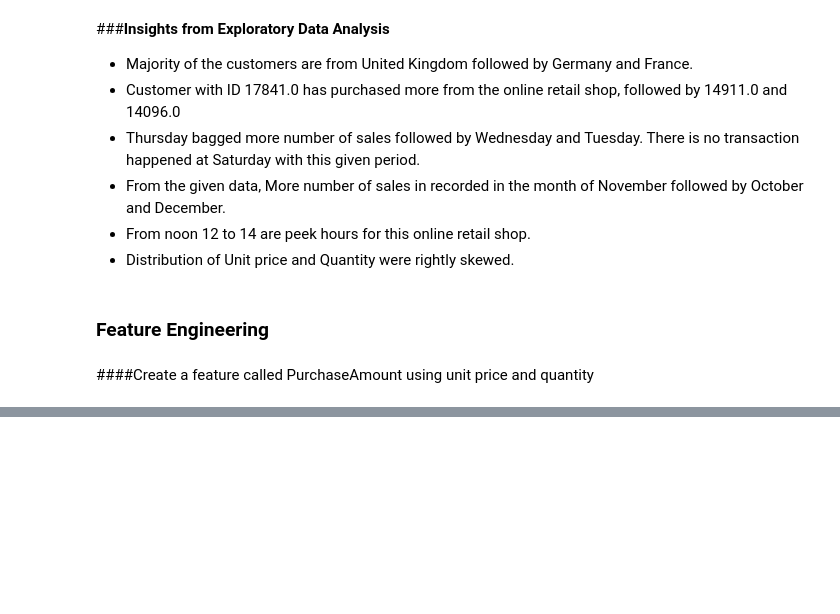
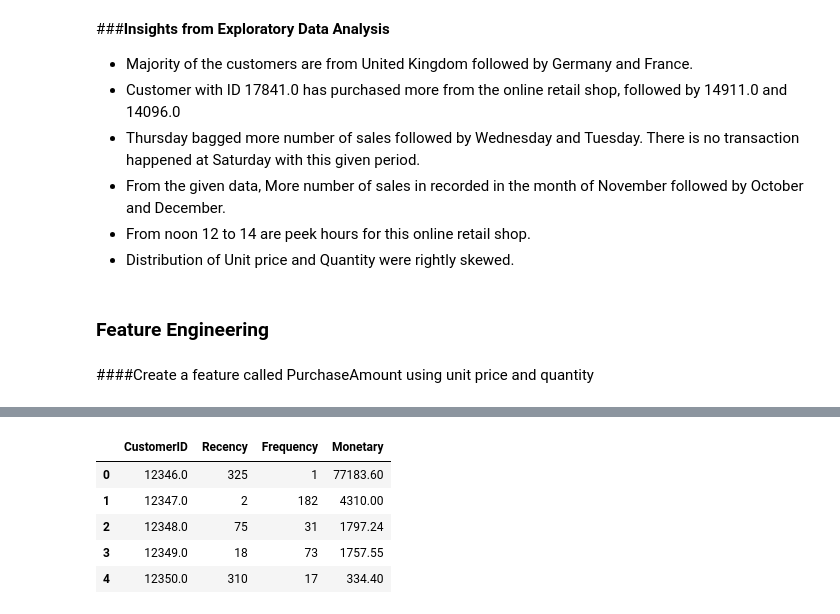
Before and after one commit to Mohamed-Harish-M-123/Capstone-Project-IV, a Jupyter notebook: Online_Retail_Customer_Segmentation.ipynb, the cells around one changed output, grey strips where cells are left out. Drawn from its saved outputs; the diff is of its cells as text; code cells hidden in the pictures; blank space fills up the shorter version.

Commit message:
rfm analysis dataframe created

```diff
--- a/Online_Retail_Customer_Segmentation.ipynb
+++ b/Online_Retail_Customer_Segmentation.ipynb
@@ -342,0 +352,26 @@ customer_df.head()
+# %%
+# Set Latest date 2011-12-10 as last invoice date was 2011-12-09. This is to calculate the number of days from recent purchase
+latest_date = dt.datetime(2011,12,10)
+
+# Create RFM Modelling scores for each customer
+rfm_df = customer_df.groupby('CustomerID').agg({'InvoiceDate': lambda x: (latest_date - x.max()).days,  # Recency = Latest Date - Last Invoice Date
+                                                'InvoiceNo': lambda x: len(x),                          # Frequency = count of invoice no. of transaction(s)
+                                                'PurchaseAmount': lambda x: x.sum()})                      # Monetary = Sum of Total Price
+
+# Convert Invoice Date into type int
+rfm_df['InvoiceDate'] = rfm_df['InvoiceDate'].astype(int)
+
+# Rename column names to Recency, Frequency and Monetary
+rfm_df.rename(columns={'InvoiceDate': 'Recency',
+                         'InvoiceNo': 'Frequency',
+                         'PurchaseAmount': 'Monetary'}, inplace=True)
+
+# checking the rfm_df dataset
+rfm_df.reset_index().head()
+# %% [output]
+|  | CustomerID | Recency | Frequency | Monetary |
+| 0 | 12346.0 | 325 | 1 | 77183.60 |
+| 1 | 12347.0 | 2 | 182 | 4310.00 |
+| 2 | 12348.0 | 75 | 31 | 1797.24 |
+| 3 | 12349.0 | 18 | 73 | 1757.55 |
+| 4 | 12350.0 | 310 | 17 | 334.40 |
```
Also changed, not shown: parts of 3 cells of this notebook.
